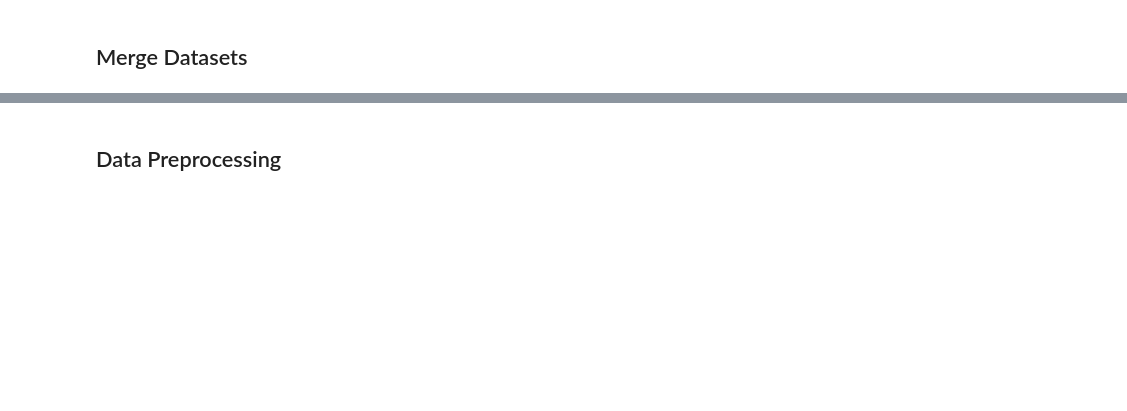
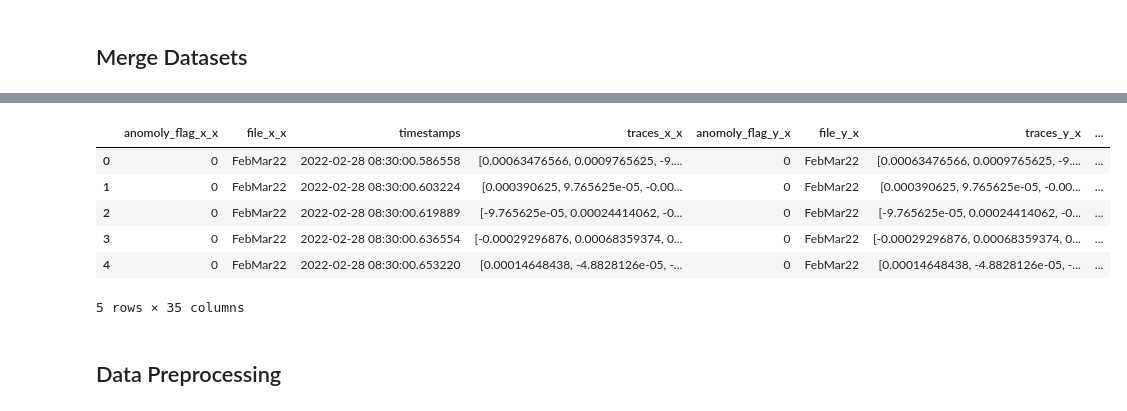
Before and after one commit to ashishodu2023/sns2025, a Jupyter notebook: notebooks/sns_raw_prep.ipynb, the cells around one changed output, grey strips where cells are left out. Drawn from its saved outputs; the diff is of its cells as text; code cells hidden in the pictures; blank space fills up the shorter version.

```diff
--- a/notebooks/sns_raw_prep.ipynb
+++ b/notebooks/sns_raw_prep.ipynb
@@ -154,2 +192,6 @@ bpm = pd.concat([configs, prepared_settings])
+# %%
+# Convert configs to list
+beam_config_df = dc.update_beam_config(beam_config_df)
+bpm = pd.concat([beam_config_df, prepared_settings])
 # %%
 dc.summary('bpm_summary', bpm)
@@ -222,3 +292,3 @@ filtered_normal_files,filtered_anomaly_files=dcm.GetFebFilteredFiles()
 # %%
 ### Print Sep Data Details ###
-filtered_normal_files2,filtered_anomaly_files2==dcm.GetSepFilteredFiles()
+filtered_normal_files2,filtered_anomaly_files2=dcm.GetSepFilteredFiles()
@@ -272,0 +338,5 @@ raw_data.head()
+# %%
+dcm_FebMar22_N = md.IterateFiles(filtered_normal_files,'FebMar22')
+dcm_FebMar22_A = md.IterateFiles(filtered_anomaly_files,'FebMar22')
+dcm_Sep24_N = md.IterateFiles(filtered_normal_files2,'Sep24')
+dcm_Sep24_A = md.IterateFiles(filtered_anomaly_files2,'Sep24')
@@ -273,3 +354,39 @@ raw_data.head()
+# %%
+dcm_FebMar22=pd.merge_asof(
+    dcm_FebMar22_N.sort_values("timestamps"),
+    dcm_FebMar22_A.sort_values("timestamps"),
+    on="timestamps",
+    direction="nearest"
+)
+
+dcm_Sep24=pd.merge_asof(
+    dcm_Sep24_N.sort_values("timestamps"),
+    dcm_Sep24_A.sort_values("timestamps"),
+    on="timestamps",
+    direction="nearest"
+)
+dcm=pd.merge_asof(
+    dcm_FebMar22.sort_values("timestamps"),
+    dcm_Sep24.sort_values("timestamps"),
+    on="timestamps",
+    direction="nearest"
+)
+# %%
+merged_df = pd.merge_asof(
+    dcm.sort_values("timestamps"),
+    bpm.sort_values("timestamps"),
+    on="timestamps",
+    direction="nearest"
+)
+merged_df.head()
+# %% [output]
+|  | anomoly_flag_x_x | file_x_x | timestamps | traces_x_x | anomoly_flag_y_x | file_y_x | traces_y_x | ... |
+| 0 | 0 | FebMar22 | 2022-02-28 08:30:00.586558 | [0.00063476566, 0.0009765625, -9.... | 0 | FebMar22 | [0.00063476566, 0.0009765625, -9.... | ... |
+| 1 | 0 | FebMar22 | 2022-02-28 08:30:00.603224 | [0.000390625, 9.765625e-05, -0.00... | 0 | FebMar22 | [0.000390625, 9.765625e-05, -0.00... | ... |
+| 2 | 0 | FebMar22 | 2022-02-28 08:30:00.619889 | [-9.765625e-05, 0.00024414062, -0... | 0 | FebMar22 | [-9.765625e-05, 0.00024414062, -0... | ... |
+| 3 | 0 | FebMar22 | 2022-02-28 08:30:00.636554 | [-0.00029296876, 0.00068359374, 0... | 0 | FebMar22 | [-0.00029296876, 0.00068359374, 0... | ... |
+| 4 | 0 | FebMar22 | 2022-02-28 08:30:00.653220 | [0.00014648438, -4.8828126e-05, -... | 0 | FebMar22 | [0.00014648438, -4.8828126e-05, -... | ... |
+5 rows × 35 columns
 # %% [markdown]
 ## Data Preprocessing
 # %%
```
Also changed, not shown: parts of 16 cells of this notebook.
